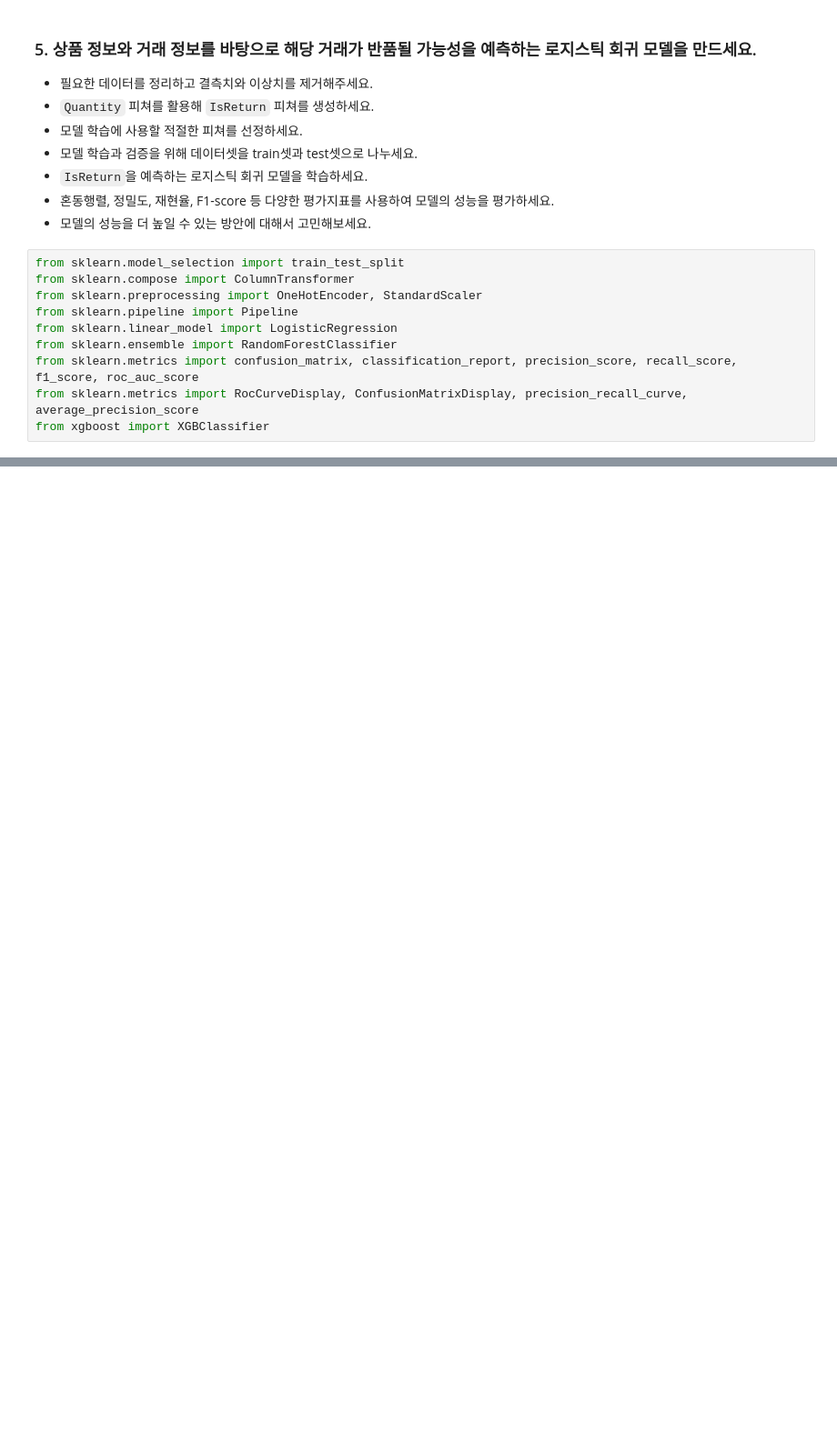
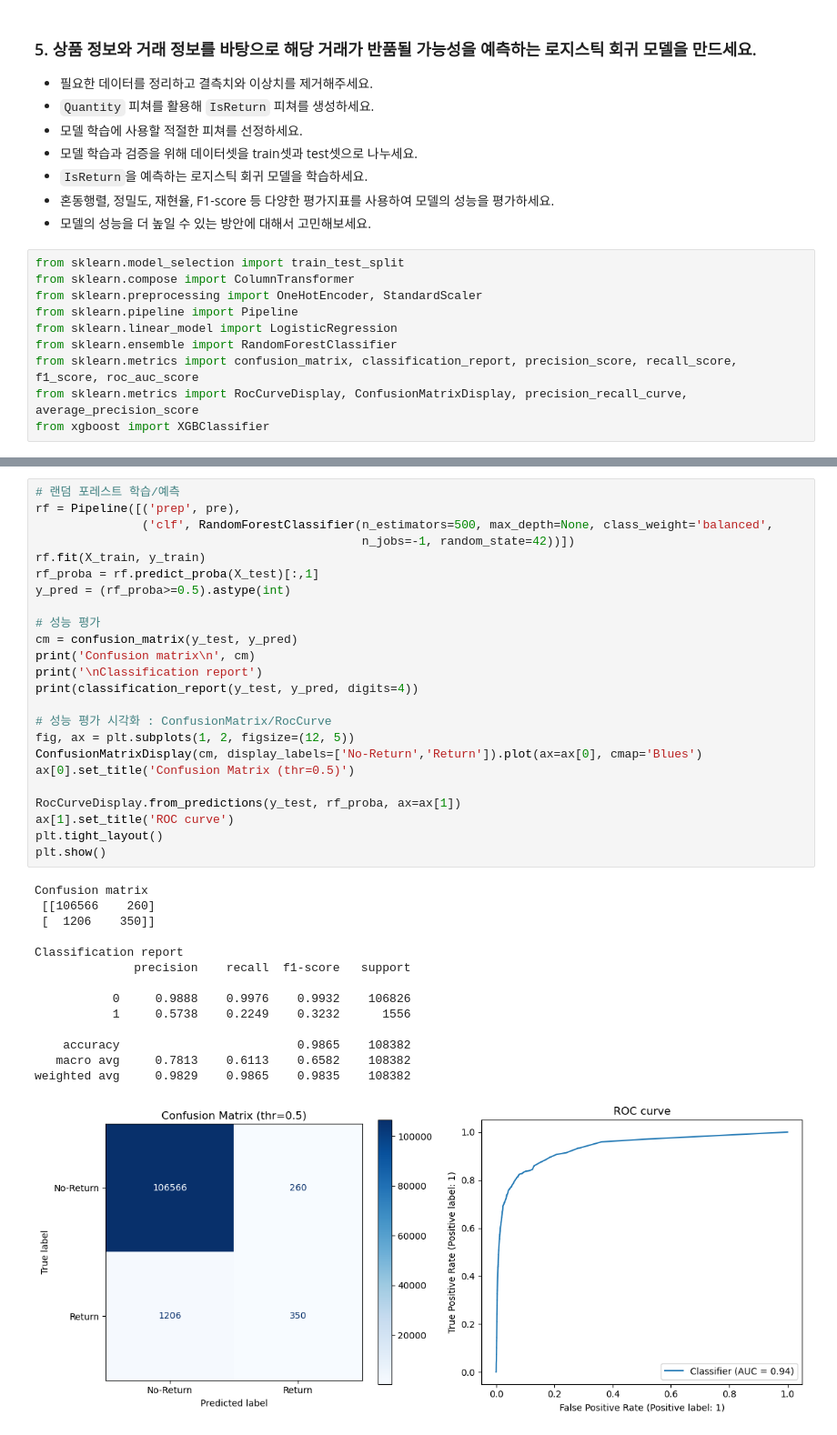
Before and after one commit to jui92/Main_Quest, a Jupyter notebook: MainQuest4.ipynb, the cells around one changed output, grey strips where cells are left out. Shown: that part at 91% size. Drawn from its saved outputs; the diff is of its cells as text; blank space fills up the shorter version.

```diff
--- a/MainQuest4.ipynb
+++ b/MainQuest4.ipynb
@@ -665,0 +642,39 @@ weighted avg     0.9877    0.9773    0.9814    108382
+# %%
+# 랜덤 포레스트 학습/예측
+rf = Pipeline([('prep', pre),
+               ('clf', RandomForestClassifier(n_estimators=500, max_depth=None, class_weight='balanced',
+                                              n_jobs=-1, random_state=42))])
+rf.fit(X_train, y_train)
+rf_proba = rf.predict_proba(X_test)[:,1]
+y_pred = (rf_proba>=0.5).astype(int)
+
+# 성능 평가
+cm = confusion_matrix(y_test, y_pred)
+print('Confusion matrix\n', cm)
+print('\nClassification report')
+print(classification_report(y_test, y_pred, digits=4))
+
+# 성능 평가 시각화 : ConfusionMatrix/RocCurve
+fig, ax = plt.subplots(1, 2, figsize=(12, 5))
+ConfusionMatrixDisplay(cm, display_labels=['No-Return','Return']).plot(ax=ax[0], cmap='Blues')
+ax[0].set_title('Confusion Matrix (thr=0.5)')
+
+RocCurveDisplay.from_predictions(y_test, rf_proba, ax=ax[1])
+ax[1].set_title('ROC curve')
+plt.tight_layout()
+plt.show()
+# %% [output]
+Confusion matrix
+ [[106566    260]
+ [  1206    350]]
+
+Classification report
+              precision    recall  f1-score   support
+
+           0     0.9888    0.9976    0.9932    106826
+           1     0.5738    0.2249    0.3232      1556
+
+    accuracy                         0.9865    108382
+   macro avg     0.7813    0.6113    0.6582    108382
+weighted avg     0.9829    0.9865    0.9835    108382
+[figure, added]
```
Also changed, not shown: parts of 26 cells of this notebook.
